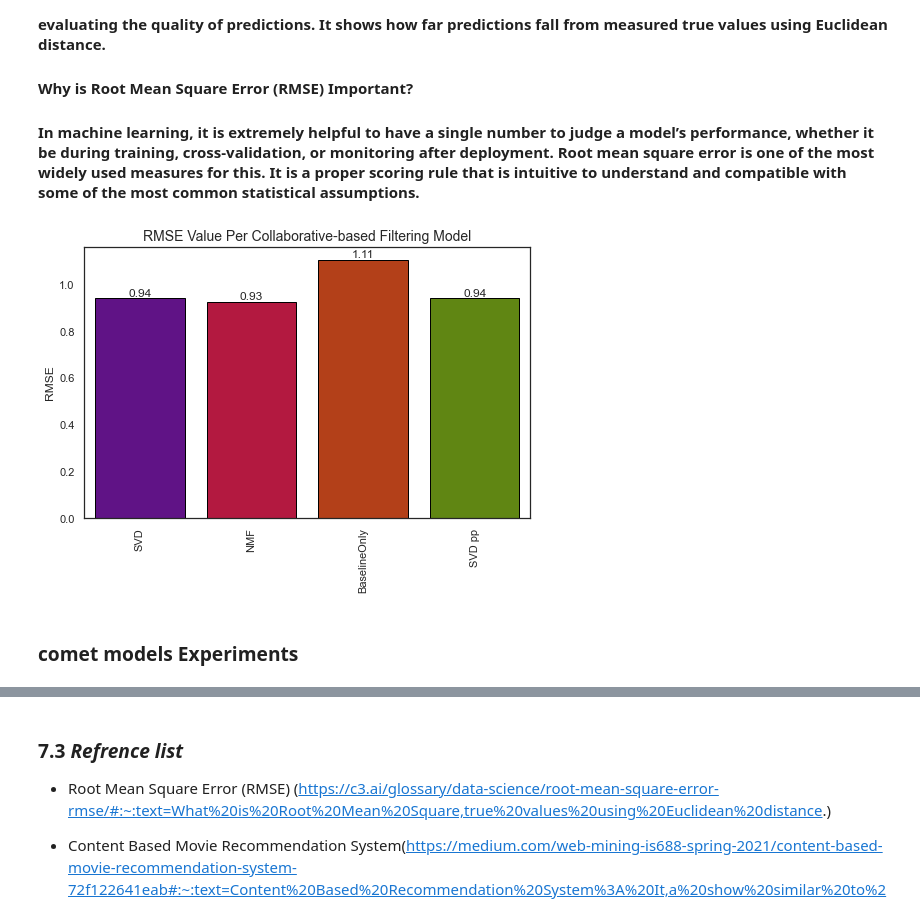
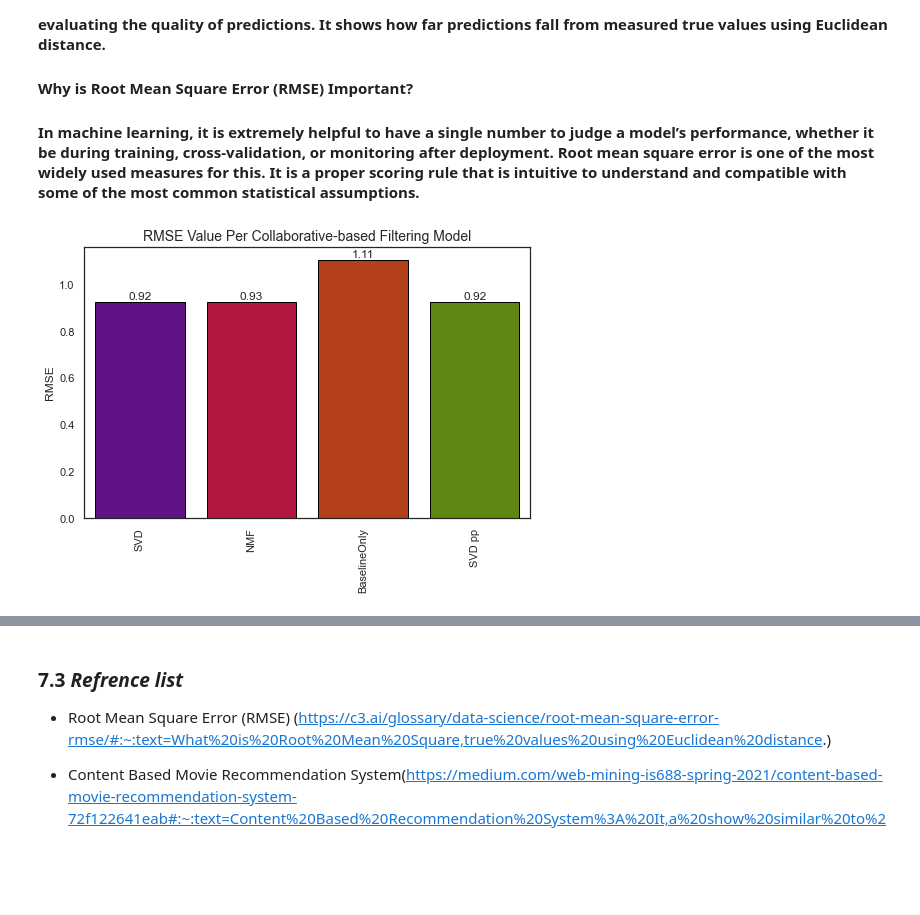
Before and after one commit to CaitMc/Team_ES2_Unsupervised_Predict, a Jupyter notebook: Team_ES2_Unsupervised_Final.ipynb, the cells around one changed output, grey strips where cells are left out. Drawn from its saved outputs; the diff is of its cells as text; code cells hidden in the pictures; blank space fills up the shorter version.

```diff
--- a/Team_ES2_Unsupervised_Final.ipynb
+++ b/Team_ES2_Unsupervised_Final.ipynb
@@ -2200,21 +2195,19 @@ $$RMSE = \sqrt{\frac{1}{n}\Sigma_{i=1}^{n}{\Big(\frac{d_i -f_i}{\sigma_i}\Big)^2
 # %%
 # Compare RMSE values between models
 fig,axis = plt.subplots(figsize=(8, 5))
 rmse_x = ['SVD','NMF','BaselineOnly','SVD pp']
-rmse_y = [svd_rmse,blo_rmse,nmf_rmse,svd_test]
+rmse_y = [svd_rmse,blo_rmse,nmf_rmse,svd_rmse]
 ax = sns.barplot(x=rmse_x, y=rmse_y,palette='brg',edgecolor='black')
 plt.title('RMSE Value Per Collaborative-based Filtering Model',fontsize=14)
 plt.xticks(rotation=90)
 plt.ylabel('RMSE')
 for p in ax.patches:
     ax.text(p.get_x() + p.get_width()/2, p.get_y() + p.get_height(), round(p.get_height(),2), fontsize=12, ha="center", va='bottom')
 
 plt.savefig('figure.png')
 plt.show()
 #plt.savefig("output1", facecolor='y', bbox_inches="tight",
             #pad_inches=0.3, transparent=True)
 #plt.savefig('rmse.png')
 # %% [output]
-[figure, old version]
+[figure, new version]
-# %% [markdown]
-### comet models Experiments
```
Also changed, not shown: parts of 46 cells of this notebook.
